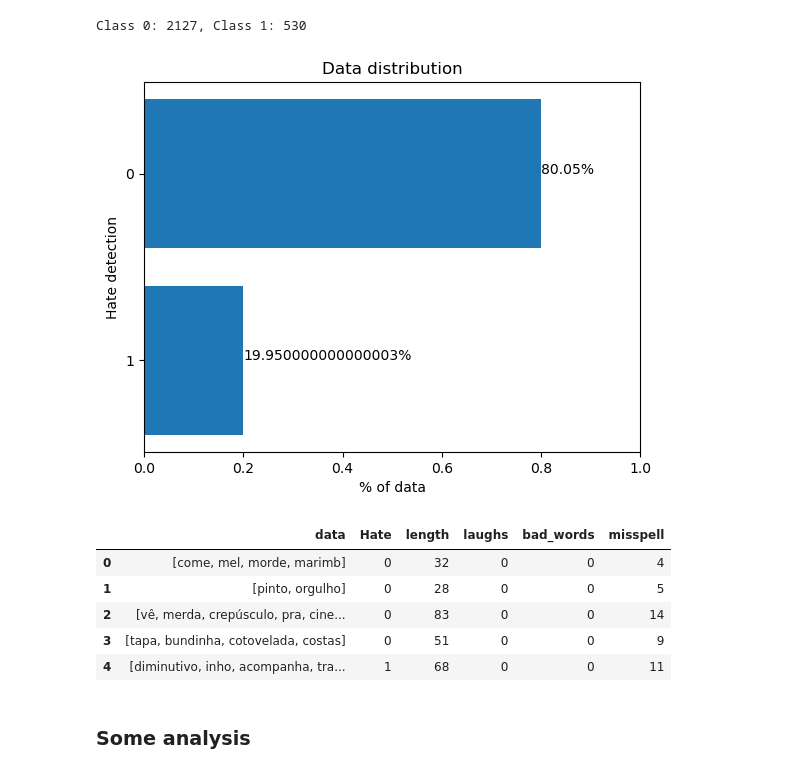
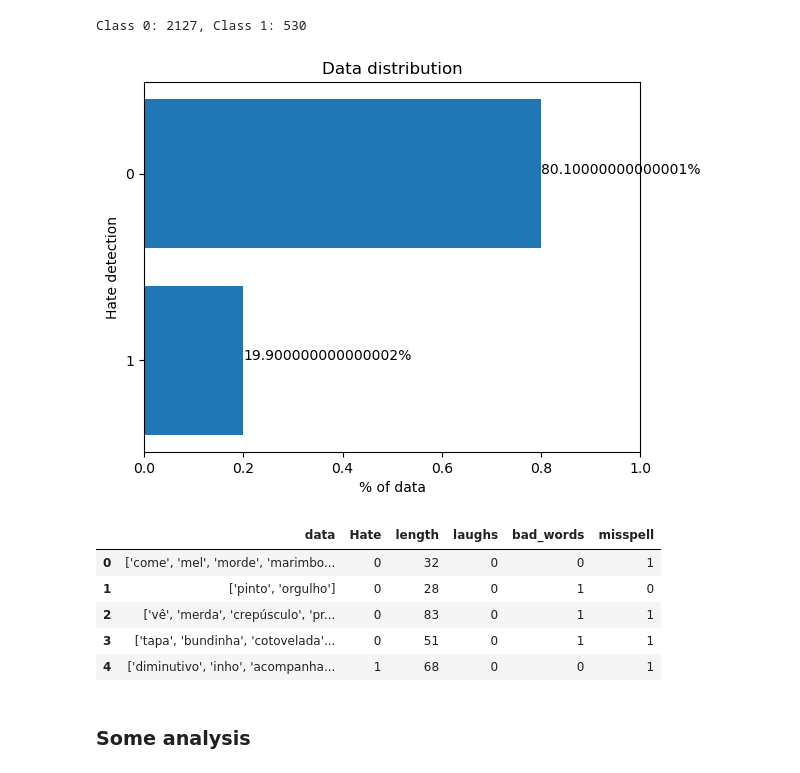
Before and after one commit to luciananobrega/hate_speech_detector, a Jupyter notebook: code/project.ipynb, the cells around one changed output. Drawn from its saved outputs; the diff is of its cells as text; code cells hidden in the pictures.

Commit message:
Update project dataset

```diff
--- a/code/project.ipynb
+++ b/code/project.ipynb
@@ -8,5 +8,4 @@ Both of the data sets are in portuguese.
 import pandas as pd
 import matplotlib.pyplot as plt
 
-g1_dataset = pd.read_csv('C:\\Users\\Acer\\Documents\\Studies\\Ciência de Dados e Big Data\\13. TCC\\hate_speech_detector\\data\\OffComBR-master\\OffComBR3.csv')
-twitter_dataset = pd.read_csv('C:\\Users\\Acer\\Documents\\Studies\\Ciência de Dados e Big Data\\13. TCC\\hate_speech_detector\\data\\B2Share_eudat\\twitter_dataset.csv')
+dataset = pd.read_csv('C:\\Users\\Acer\\Documents\\Studies\\Ciência de Dados e Big Data\\13. TCC\\hate_speech_detector\\data\\fulldataset.csv')
@@ -133,52 +27,52 @@ We are going to use SMOTE technique to deal with it
 Ref: "SMOTE: Synthetic Minority Over-sampling Technique". Available on https://arxiv.org/pdf/1106.1813.pdf.
 # %%
 from collections import Counter
-counter = Counter(fulldataset['Hate'])
+counter = Counter(dataset['Hate'])
 print('Class 0: {}, Class 1: {}'.format(counter[0],counter[1]))
 # %% [output]
 Class 0: 2127, Class 1: 530
 # %%
 import numpy as np
 plt.rcdefaults()
 fig, ax = plt.subplots()
 
 # Example data
 data = (0, 1)
 y_pos = [0,1]
 
 count0 = counter[0]
 count1 = counter[1]
 total = count0 + count1
 amount = (count0/total, count1/total)
 
 ax.barh(y_pos, amount, align='center')
 ax.set_yticks(y_pos)
 ax.set_yticklabels(data)
 ax.invert_yaxis()  # labels read top-to-bottom
 ax.set_xlabel('% of data')
 ax.set_ylabel('Hate detection')
 ax.set_title('Data distribution')
-ax.text(0.8, 0, str(round(amount[0], 4)*100) + '%', color='black')
-ax.text(0.2, 1, str(round(amount[1], 4)*100) + '%', color='black')
+ax.text(0.8, 0, str(round(amount[0], 3)*100) + '%', color='black')
+ax.text(0.2, 1, str(round(amount[1], 3)*100) + '%', color='black')
 
 plt.xlim([0.0, 1.0])
 plt.show()
 # %% [output]
-[figure, old version]
+[figure, new version]
 # %%
 from imblearn.over_sampling import SMOTE
 # summarize class distribution
 oversample = SMOTE()
 
-a = fulldataset.copy()
+a = dataset.copy()
 a.head()
 # %% [output]
 |  | data | Hate | length | laughs | bad_words | misspell |
-| 0 | [come, mel, morde, marimb] | 0 | 32 | 0 | 0 | 4 |
-| 1 | [pinto, orgulho] | 0 | 28 | 0 | 0 | 5 |
-| 2 | [vê, merda, crepúsculo, pra, cine... | 0 | 83 | 0 | 0 | 14 |
-| 3 | [tapa, bundinha, cotovelada, costas] | 0 | 51 | 0 | 0 | 9 |
-| 4 | [diminutivo, inho, acompanha, tra... | 1 | 68 | 0 | 0 | 11 |
+| 0 | ['come', 'mel', 'morde', 'marimbo... | 0 | 32 | 0 | 0 | 1 |
+| 1 | ['pinto', 'orgulho'] | 0 | 28 | 0 | 1 | 0 |
+| 2 | ['vê', 'merda', 'crepúsculo', 'pr... | 0 | 83 | 0 | 1 | 1 |
+| 3 | ['tapa', 'bundinha', 'cotovelada'... | 0 | 51 | 0 | 1 | 1 |
+| 4 | ['diminutivo', 'inho', 'acompanha... | 1 | 68 | 0 | 0 | 1 |
 # %% [markdown]
 ### Some analysis
 # %%
```
Also changed, not shown: parts of 36 cells of this notebook, 2 other files.
